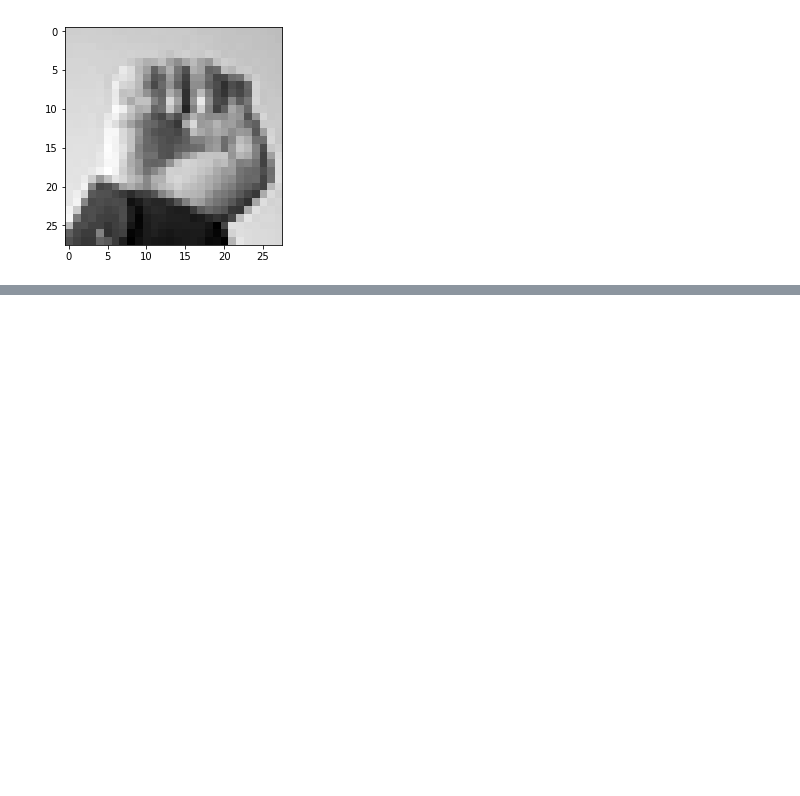
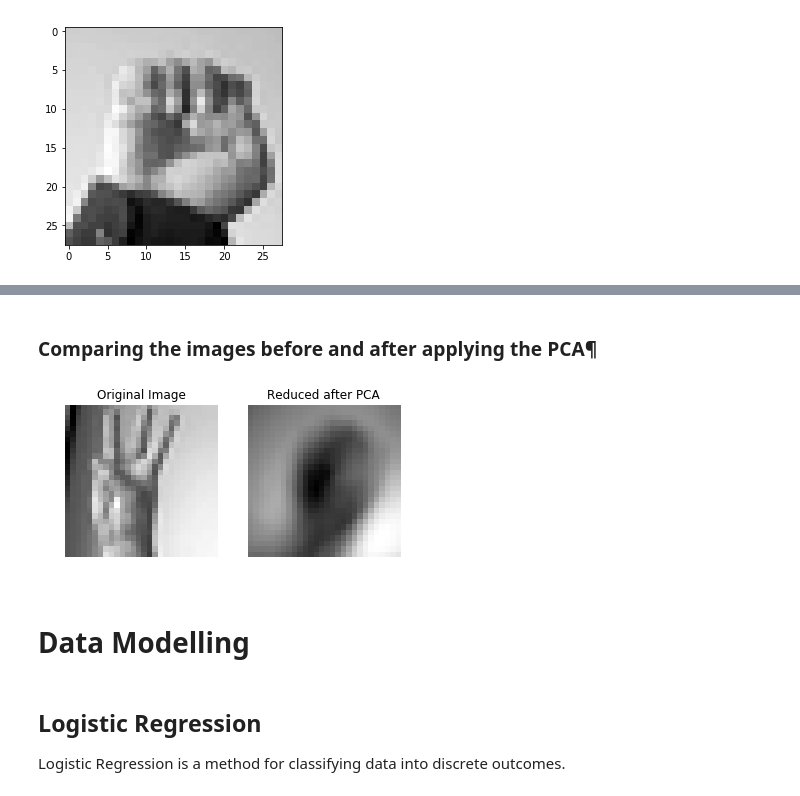
Before and after one commit to samyak1903/Hand-Signs-Dataset, a Jupyter notebook: HandSignsData.ipynb, the cells around one changed output, grey strips where cells are left out. Cells and saved outputs as stored; diff of their text form; code cells hidden in the pictures; blank space fills up the shorter version.

```diff
--- a/HandSignsData.ipynb
+++ b/HandSignsData.ipynb
@@ -120,0 +187,23 @@ plt.imshow(sample,cmap=plt.cm.gray)
+# %% [markdown]
+### Comparing the images before and after applying the PCA¶
+# %%
+import matplotlib
+imag = x2[7]
+imag.shape = (28,28)
+
+
+a = plt.subplot(1,2,1)
+a.set_title('Original Image')
+plt.imshow(imag,cmap=plt.cm.gray)
+plt.axis("off")
+
+imag = pca.inverse_transform(pca_data[7])
+imag.shape = (28,28)
+
+b = plt.subplot(1,2,2)
+b.set_title("Reduced after PCA")
+plt.imshow(imag,cmap=plt.cm.gray)
+plt.axis("off")
+plt.show()
+# %% [output]
+[figure, added]
@@ -120,0 +215,5 @@ plt.imshow(sample,cmap=plt.cm.gray)
+# %% [markdown]
+# Data Modelling
+# %% [markdown]
+## Logistic Regression
+Logistic Regression is a method for classifying data into discrete outcomes.
```
Also changed, not shown: parts of 66 cells of this notebook.
